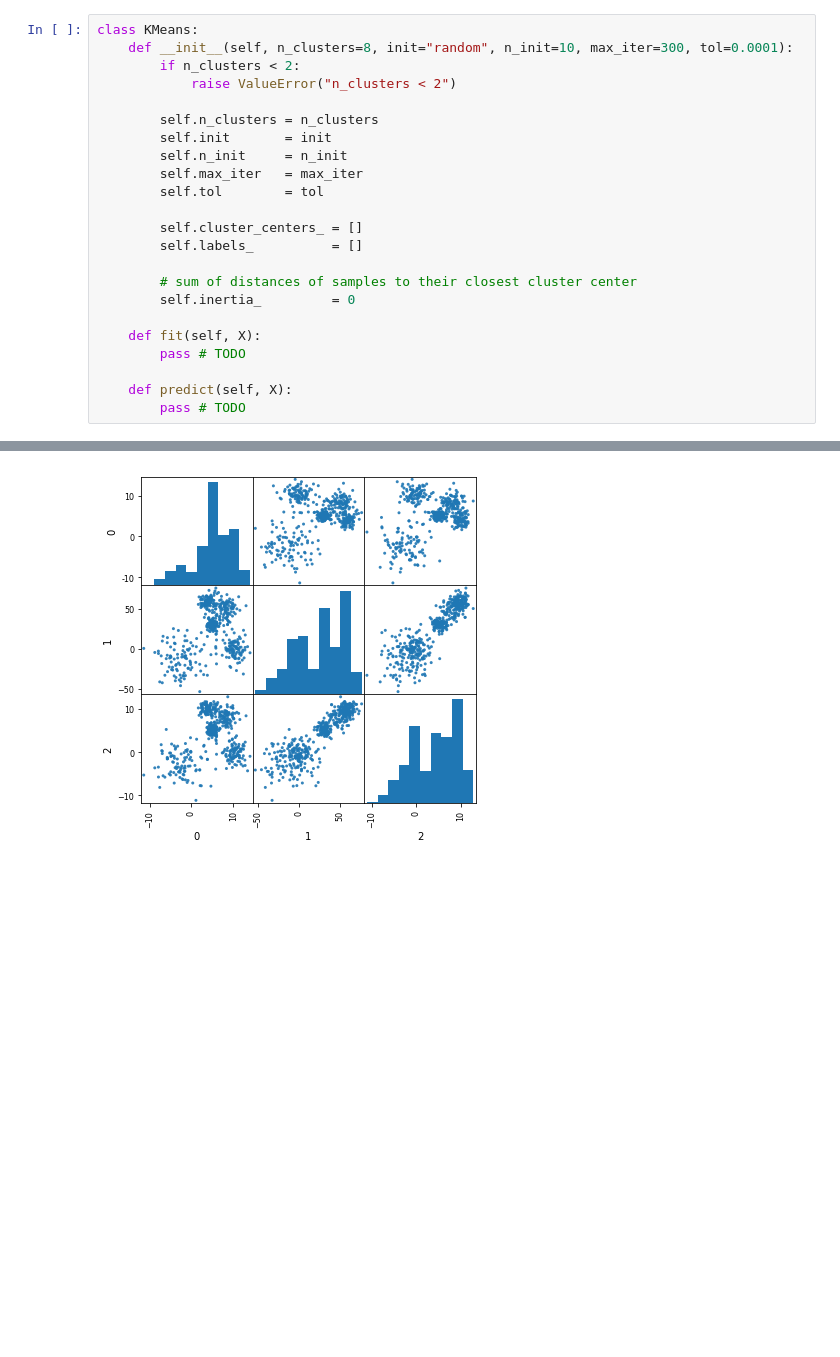
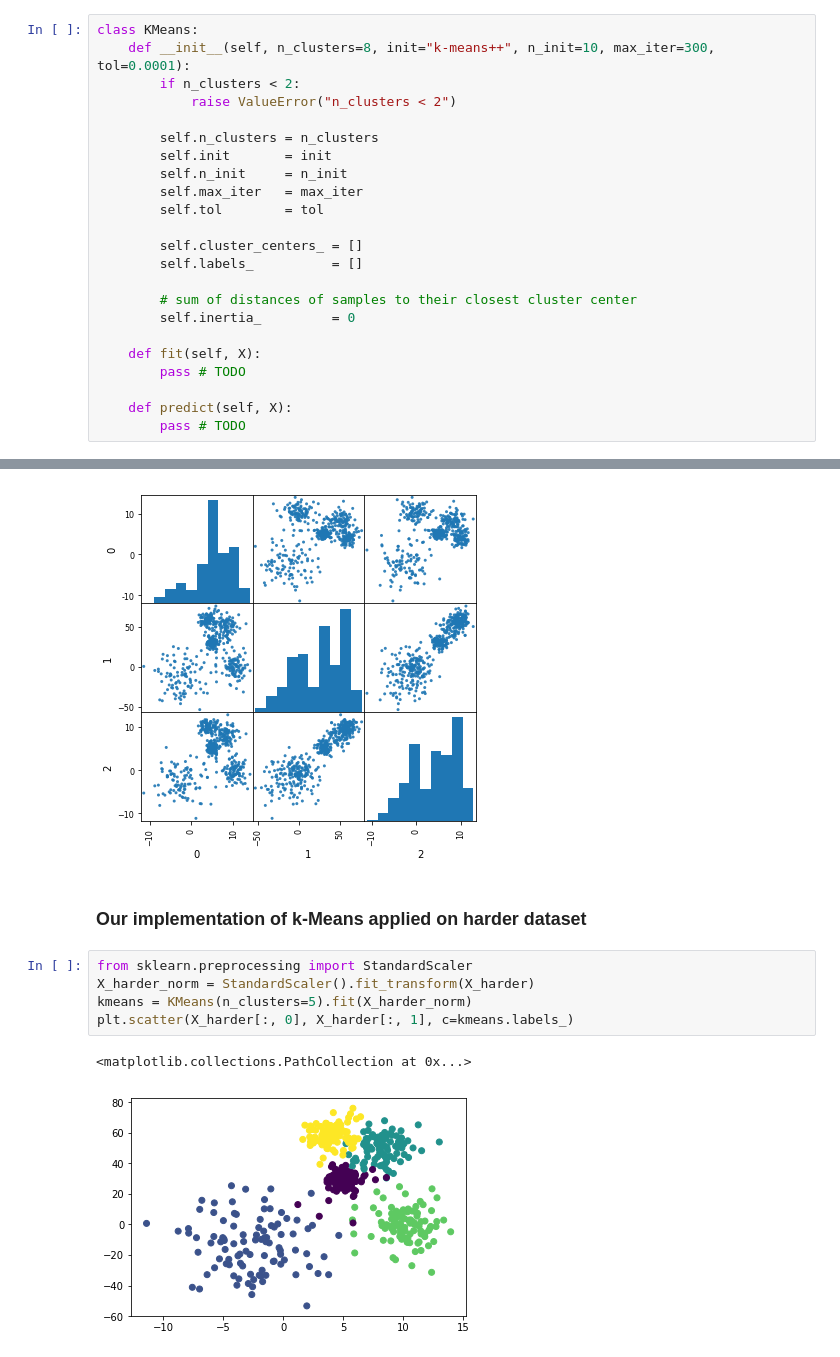
Before and after one commit to martinkersner/kmeans-meetup, a Jupyter notebook: k-Means.ipynb, the cells around one changed output, grey strips where cells are left out. Cells and saved outputs as stored; diff of their text form; blank space fills up the shorter version.

Commit message:
k-Means implementation

````diff
--- a/k-Means.ipynb
+++ b/k-Means.ipynb
@@ -208,7 +209,7 @@ class KMeans(n_clusters=8,
 ```
 # %%
 class KMeans:
-    def __init__(self, n_clusters=8, init="random", n_init=10, max_iter=300, tol=0.0001):
+    def __init__(self, n_clusters=8, init="k-means++", n_init=10, max_iter=300, tol=0.0001):
         if n_clusters < 2:
             raise ValueError("n_clusters < 2")
 
@@ -248,3 +335,13 @@ scatter_matrix(df, alpha=0.9, figsize=(6, 6))
 X_harder = np.array(df)
 # %% [output]
 [figure]
+# %% [markdown]
+### Our implementation of k-Means applied on harder dataset
+# %%
+from sklearn.preprocessing import StandardScaler
+X_harder_norm = StandardScaler().fit_transform(X_harder)
+kmeans = KMeans(n_clusters=5).fit(X_harder_norm)
+plt.scatter(X_harder[:, 0], X_harder[:, 1], c=kmeans.labels_)
+# %% [output]
+<matplotlib.collections.PathCollection at 0x...>
+[figure, added]
````
Also changed, not shown: parts of 4 cells of this notebook.
